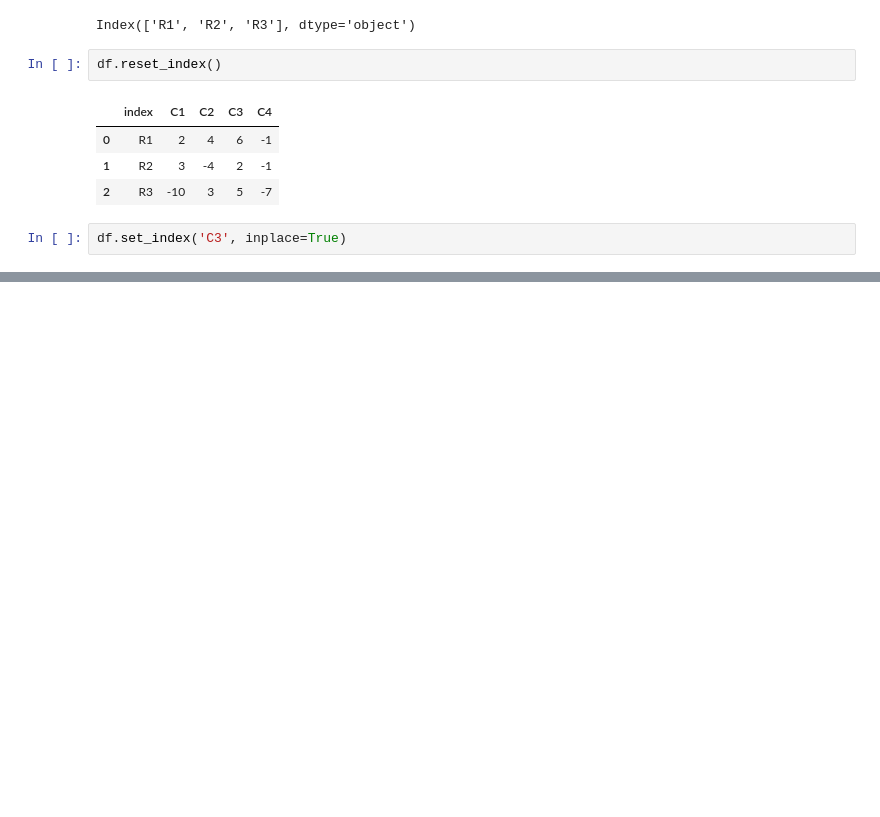
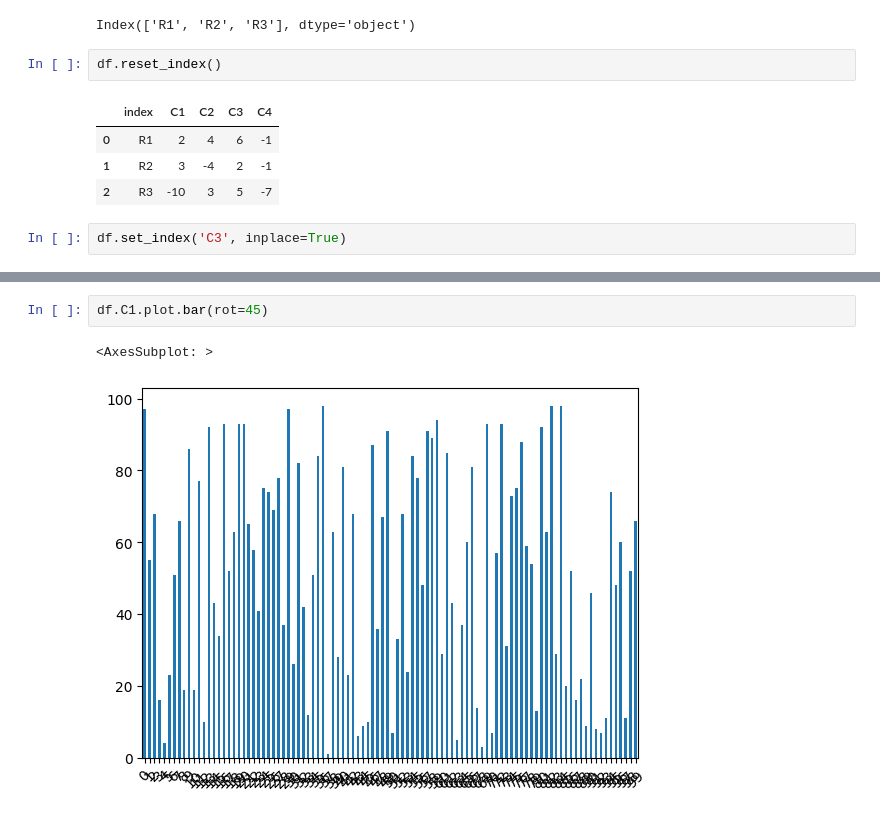
Before and after one commit to adwiza/datascience_udemy, a Jupyter notebook: python_review.ipynb, the cells around one changed output, grey strips where cells are left out. Drawn from its saved outputs; the diff is of its cells as text; blank space fills up the shorter version.

```diff
--- a/python_review.ipynb
+++ b/python_review.ipynb
@@ -702,0 +787,5 @@ df
+# %%
+df.C1.plot.bar(rot=45)
+# %% [output]
+<AxesSubplot: >
+[figure, added]
```
Also changed, not shown: parts of 106 cells of this notebook, 1 other file.
